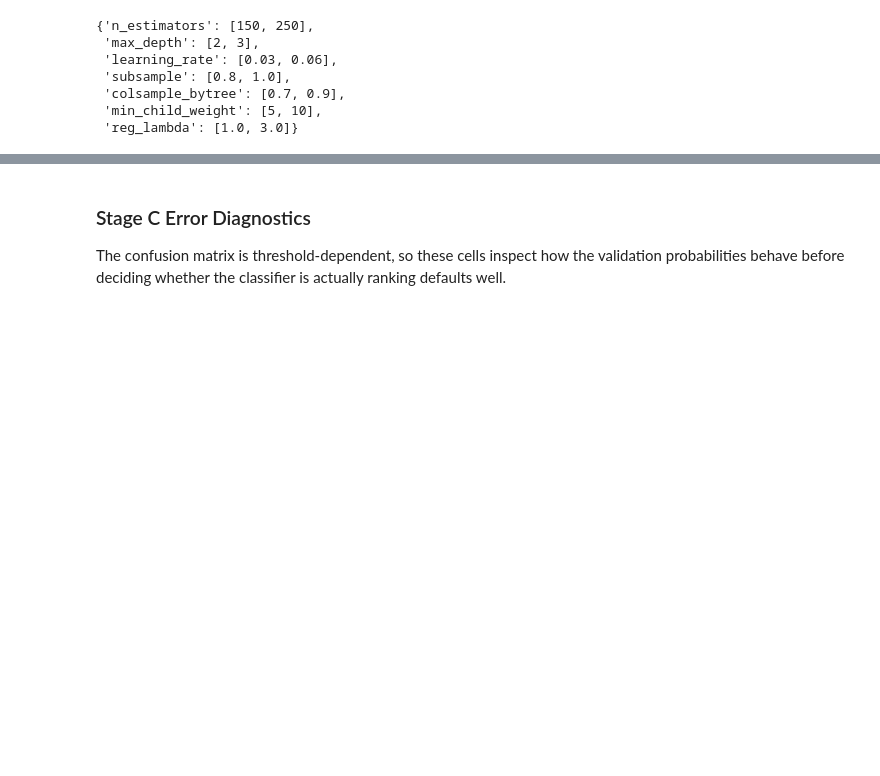
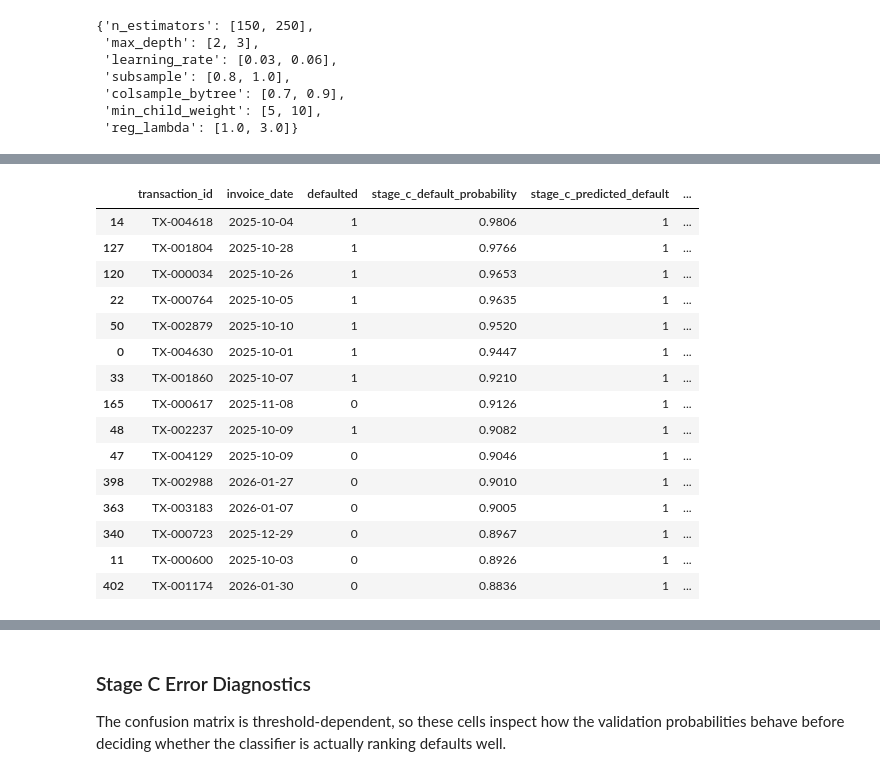
Before and after one commit to pendyal1/ai_credit_intelligence, a Jupyter notebook: notebooks/01_data_understanding_eda.ipynb, the cells around one changed output, grey strips where cells are left out. Cells and saved outputs as stored; diff of their text form; code cells hidden in the pictures; blank space fills up the shorter version.

```diff
--- a/notebooks/01_data_understanding_eda.ipynb
+++ b/notebooks/01_data_understanding_eda.ipynb
@@ -544,3 +569,30 @@ stage_c_feature_importance
+# %%
+shap_example_cols = [
+    'transaction_id', 'invoice_date', 'defaulted',
+    'stage_c_default_probability', 'stage_c_predicted_default',
+    'stage_c_top_positive_shap_reasons', 'stage_c_top_negative_shap_reasons'
+]
+
+stage_c_shap_explanations.sort_values(
+    'stage_c_default_probability', ascending=False
+)[shap_example_cols].head(15)
+# %% [output]
+|  | transaction_id | invoice_date | defaulted | stage_c_default_probability | stage_c_predicted_default | ... |
+| 14 | TX-004618 | 2025-10-04 | 1 | 0.9806 | 1 | ... |
+| 127 | TX-001804 | 2025-10-28 | 1 | 0.9766 | 1 | ... |
+| 120 | TX-000034 | 2025-10-26 | 1 | 0.9653 | 1 | ... |
+| 22 | TX-000764 | 2025-10-05 | 1 | 0.9635 | 1 | ... |
+| 50 | TX-002879 | 2025-10-10 | 1 | 0.9520 | 1 | ... |
+| 0 | TX-004630 | 2025-10-01 | 1 | 0.9447 | 1 | ... |
+| 33 | TX-001860 | 2025-10-07 | 1 | 0.9210 | 1 | ... |
+| 165 | TX-000617 | 2025-11-08 | 0 | 0.9126 | 1 | ... |
+| 48 | TX-002237 | 2025-10-09 | 1 | 0.9082 | 1 | ... |
+| 47 | TX-004129 | 2025-10-09 | 0 | 0.9046 | 1 | ... |
+| 398 | TX-002988 | 2026-01-27 | 0 | 0.9010 | 1 | ... |
+| 363 | TX-003183 | 2026-01-07 | 0 | 0.9005 | 1 | ... |
+| 340 | TX-000723 | 2025-12-29 | 0 | 0.8967 | 1 | ... |
+| 11 | TX-000600 | 2025-10-03 | 0 | 0.8926 | 1 | ... |
+| 402 | TX-001174 | 2026-01-30 | 0 | 0.8836 | 1 | ... |
 # %%
 stage_c_calibration
 # %% [output]
```
Also changed, not shown: parts of 19 cells of this notebook, 33 other files.
